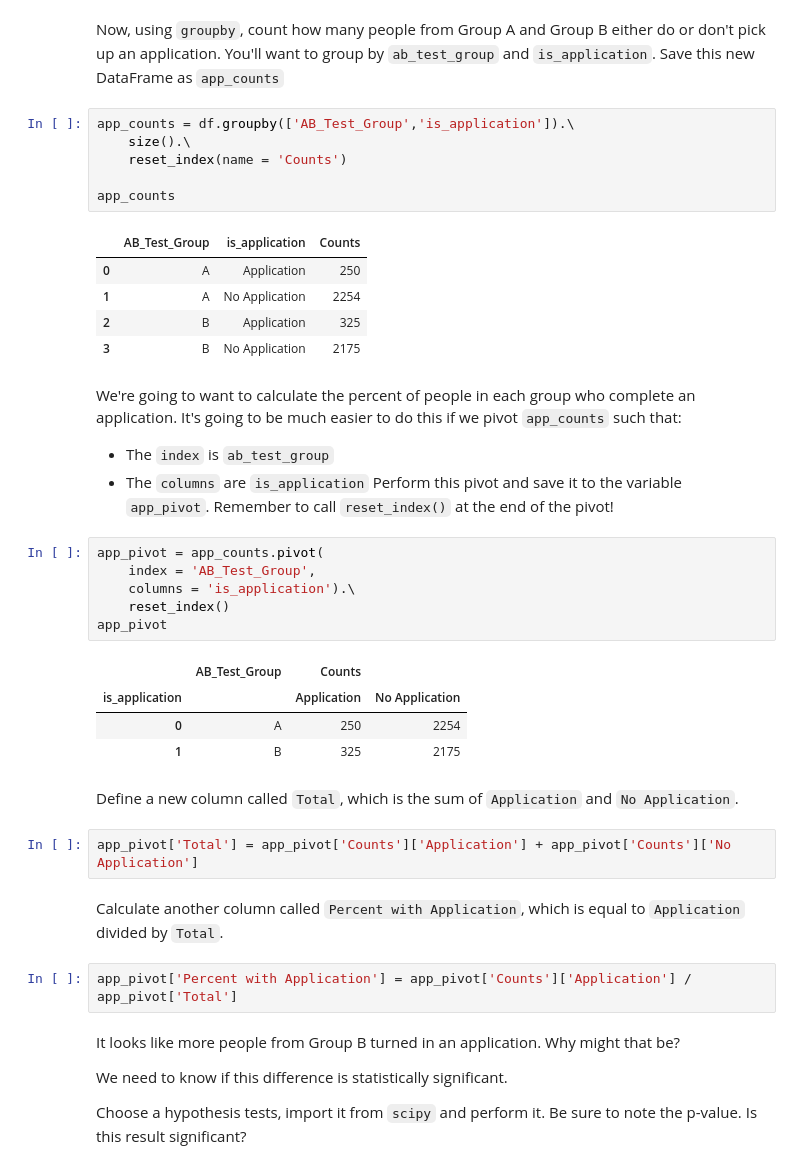
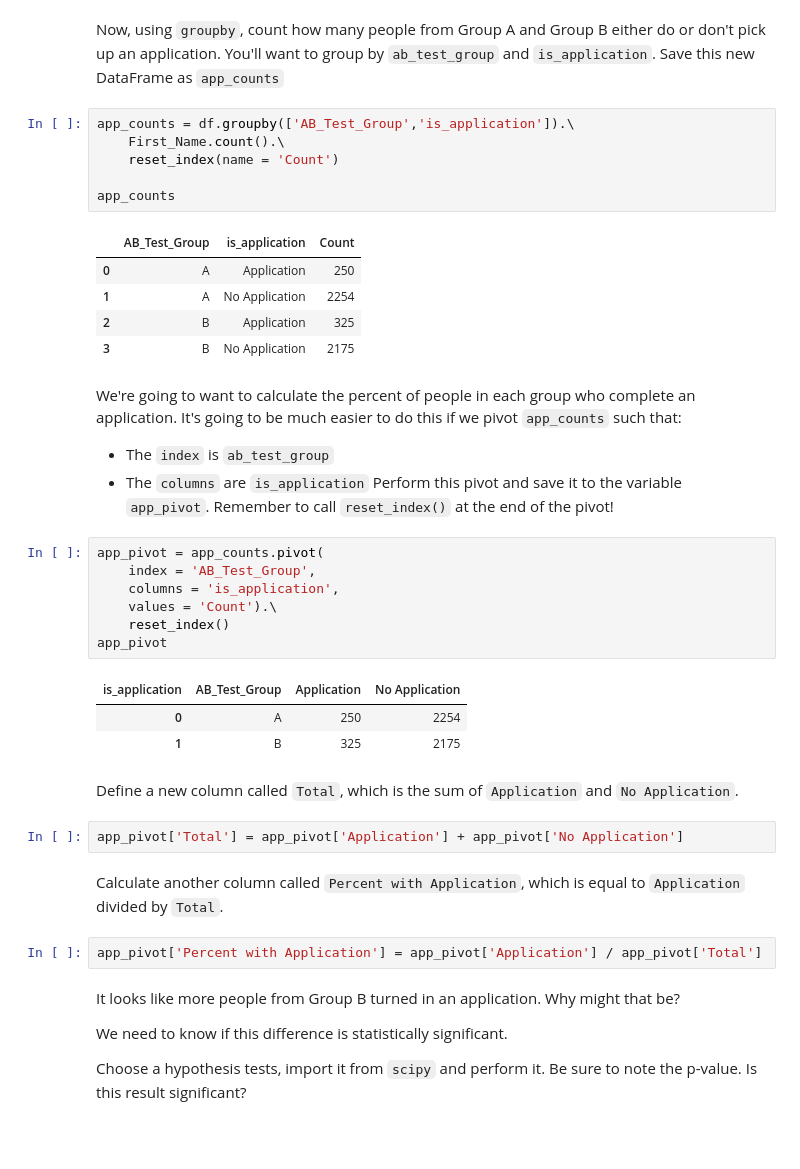
Before and after one commit to kaumaron/Data_Science, a Jupyter notebook: Codecademy_IDA/musclehub_project/musclehub.ipynb, the cells around one changed output. Drawn from its saved outputs; the diff is of its cells as text; blank space fills up the shorter version.

```diff
--- a/Codecademy_IDA/musclehub_project/musclehub.ipynb
+++ b/Codecademy_IDA/musclehub_project/musclehub.ipynb
@@ -261,12 +262,12 @@ df['is_application'] = df['Application'].apply(
 Now, using `groupby`, count how many people from Group A and Group B either do or don't pick up an application.  You'll want to group by `ab_test_group` and `is_application`.  Save this new DataFrame as `app_counts`
 # %%
 app_counts = df.groupby(['AB_Test_Group','is_application']).\
-    size().\
-    reset_index(name = 'Counts')
+    First_Name.count().\
+    reset_index(name = 'Count')
 
 app_counts
 # %% [output]
-|  | AB_Test_Group | is_application | Counts |
+|  | AB_Test_Group | is_application | Count |
 | 0 | A | Application | 250 |
 | 1 | A | No Application | 2254 |
 | 2 | B | Application | 325 |
@@ -279,22 +280,22 @@ Perform this pivot and save it to the variable `app_pivot`.  Remember to call `r
 # %%
 app_pivot = app_counts.pivot(
     index = 'AB_Test_Group',
-    columns = 'is_application').\
+    columns = 'is_application',
+    values = 'Count').\
     reset_index()
 app_pivot
 # %% [output]
-|  | AB_Test_Group | Counts |  |
-| is_application |  | Application | No Application |
+| is_application | AB_Test_Group | Application | No Application |
 | 0 | A | 250 | 2254 |
 | 1 | B | 325 | 2175 |
 # %% [markdown]
 Define a new column called `Total`, which is the sum of `Application` and `No Application`.
 # %%
-app_pivot['Total'] = app_pivot['Counts']['Application'] + app_pivot['Counts']['No Application']
+app_pivot['Total'] = app_pivot['Application'] + app_pivot['No Application']
 # %% [markdown]
 Calculate another column called `Percent with Application`, which is equal to `Application` divided by `Total`.
 # %%
-app_pivot['Percent with Application'] = app_pivot['Counts']['Application'] / app_pivot['Total']
+app_pivot['Percent with Application'] = app_pivot['Application'] / app_pivot['Total']
 # %% [markdown]
 It looks like more people from Group B turned in an application.  Why might that be?
 
```
Also changed, not shown: parts of 16 cells of this notebook.
